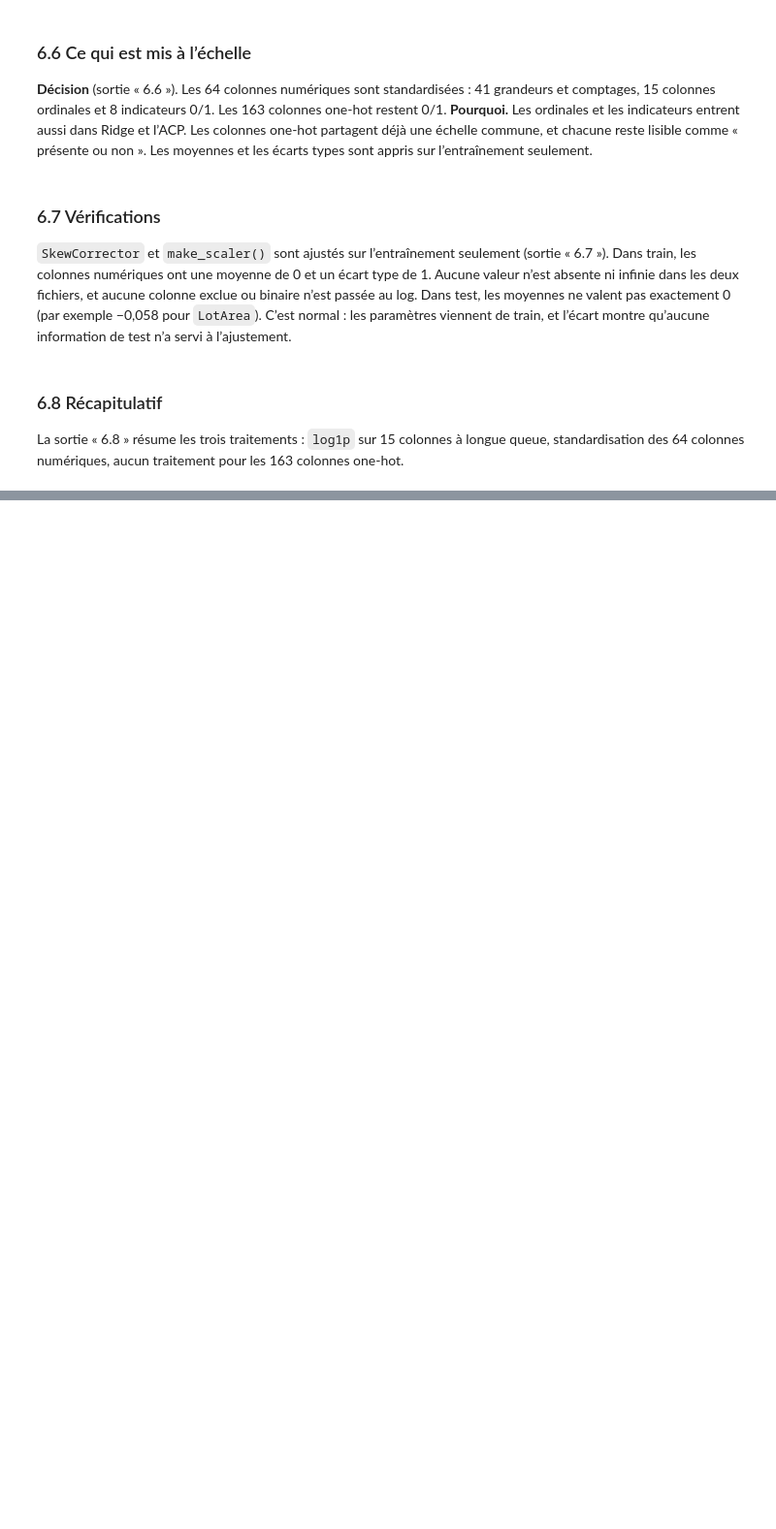
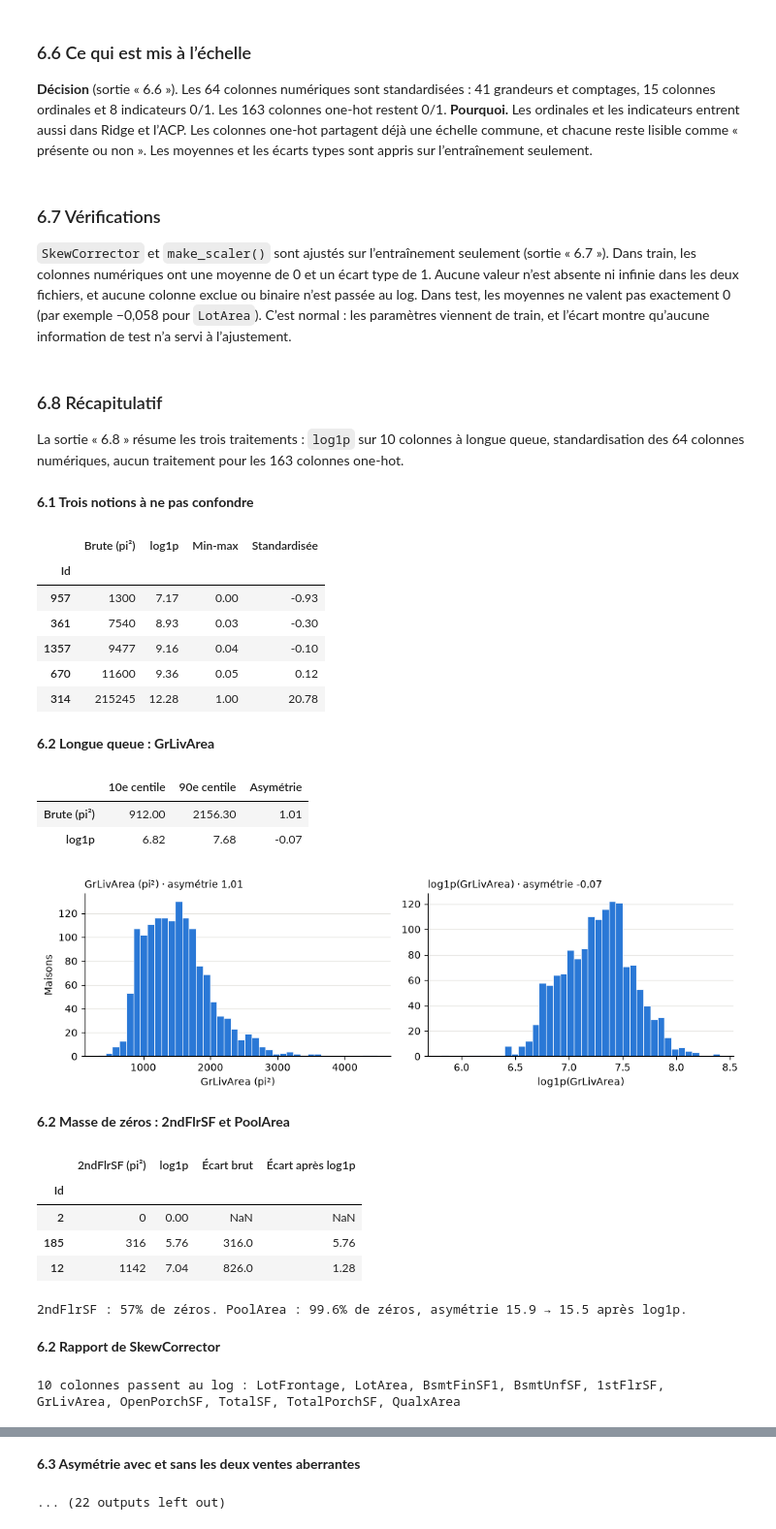
Before and after one commit to JulienDes/MAP6014---Travail-Final, a Jupyter notebook: notebooks/04_pretraitement.ipynb, the cells around one changed output, grey strips where cells are left out. Shown at 97% size. Cells and saved outputs as stored; diff of their text form; code cells hidden in the pictures; blank space fills up the shorter version.

```diff
--- a/notebooks/04_pretraitement.ipynb
+++ b/notebooks/04_pretraitement.ipynb
@@ -303,10 +312,11 @@ for option in options:
         predictions.iloc[valid_index] = np.exp(model.predict(X.iloc[valid_index]))
     assert predictions.notna().all()
     expensive = y.ge(y.quantile(0.95))
-    scores.append([option, removed, rmse_log(y, predictions),
+    scores.append([option, removed, rmse_log(y, predictions), cv_rmse(y, predictions, X),
                    rmse_log(y[expensive], predictions[expensive])])
 
 comparison = pd.DataFrame(scores, columns=["Option", "Retraits par pli", "RMSE log · toutes",
+                                          "RMSE log · ventes typiques",
                                           "RMSE log · 5 % les plus chères"])
 display(comparison.round(4))
 
@@ -1298,7 +1562,7 @@ Cette étape s’applique aux 64 colonnes numériques après `QualityOrdinalEnco
 # %% [markdown]
 ### 6.8 Récapitulatif
 
-La sortie « 6.8 » résume les trois traitements : `log1p` sur 15 colonnes à longue queue, standardisation des 64 colonnes numériques, aucun traitement pour les 163 colonnes one-hot.
+La sortie « 6.8 » résume les trois traitements : `log1p` sur 10 colonnes à longue queue, standardisation des 64 colonnes numériques, aucun traitement pour les 163 colonnes one-hot.
 # %%
 # ──────────────────────────────────────────────────────────────────────
 # 6.1 Trois notions à ne pas confondre
@@ -1395,7 +1659,7 @@ def repeated_cv(build):
             fit_features, prices = remove_outliers(X.iloc[fit_index], y.iloc[fit_index])
             model = build().fit(fit_features, np.log(prices))
             predictions.iloc[valid_index] = np.exp(model.predict(X.iloc[valid_index]))
-        scores.append(rmse_log(y, predictions))
+        scores.append(cv_rmse(y, predictions, X))
     return scores
 
 def scaling_model(kind="standard", **skew_options):
@@ -1417,8 +1681,8 @@ rules = {
     "Aucun log": {"threshold": None},
     "Seuil 0,75": {"threshold": 0.75, "max_zero_share": 1.0},
     "Seuil 0,5": {"threshold": 0.5, "max_zero_share": 1.0},
-    "Seuil 0,75 sans colonnes surtout nulles": {"threshold": 0.75},
-    "Seuil 0,5 sans colonnes surtout nulles (choix)": {},
+    "Seuil 0,75 sans colonnes surtout nulles (choix)": {},
+    "Seuil 0,5 sans colonnes surtout nulles": {"threshold": 0.5},
 }
 display(score_table({name: repeated_cv(lambda: scaling_model(**options)) for name, options in rules.items()}))
 
@@ -1504,30 +1768,53 @@ display(pd.DataFrame([
 
 # ──────────────────────────────────────────────────────────────────────
 # 6.7 Vérifications
 # ──────────────────────────────────────────────────────────────────────
 show_title("6.7 Vérifications")
 scaler = make_scaler().set_output(transform="pandas")
 scaled_train = scaler.fit_transform(skew.transform(fit_rows)[numeric_columns])
 scaled_test = scaler.transform(skew.transform(ordered_test)[numeric_columns])
 assert np.allclose(scaled_train.mean(), 0) and np.allclose(scaled_train.std(ddof=0), 1)
 for frame in (scaled_train, scaled_test):
     assert np.isfinite(frame.to_numpy()).all()
 assert not set(skew.log_columns_) & set(NO_LOG_COLUMNS)
 assert all(fit_rows[column].nunique() > 2 for column in skew.log_columns_)
 print(f"Toutes les vérifications passent : {len(numeric_columns)} colonnes numériques standardisées.")
 display(pd.DataFrame({"Moyenne dans train": scaled_train.mean(), "Moyenne dans test": scaled_test.mean()})
         .loc[["LotArea", "GrLivArea", "OverallQual", "TotalSF", "KitchenQual"]].round(3))
 
 
 # ──────────────────────────────────────────────────────────────────────
 # 6.8 Récapitulatif
 # ──────────────────────────────────────────────────────────────────────
 show_title("6.8 Récapitulatif")
 display(pd.DataFrame([
     ["log1p", f"{len(skew.log_columns_)} colonnes à longue queue", "Liste des colonnes",
      "Rend symétriques les grandeurs étirées vers la droite"],
     ["Standardisation", f"{len(numeric_columns)} colonnes numériques", "Moyenne et écart type",
      "Pénalité de Ridge équitable; même poids pour l’ACP"],
     ["Aucune", f"{onehot_columns} colonnes one-hot", "—", "Déjà sur une échelle 0/1 commune"],
 ], columns=["Opération", "Colonnes concernées", "Paramètre appris sur train", "Justification"])
         .set_index("Opération"))
+# %% [output]
+**6.1 Trois notions à ne pas confondre**
+|  | Brute (pi²) | log1p | Min-max | Standardisée |
+| Id |  |  |  |  |
+| 957 | 1300 | 7.17 | 0.00 | -0.93 |
+| 361 | 7540 | 8.93 | 0.03 | -0.30 |
+| 1357 | 9477 | 9.16 | 0.04 | -0.10 |
+| 670 | 11600 | 9.36 | 0.05 | 0.12 |
+| 314 | 215245 | 12.28 | 1.00 | 20.78 |
+**6.2 Longue queue : GrLivArea**
+|  | 10e centile | 90e centile | Asymétrie |
+| Brute (pi²) | 912.00 | 2156.30 | 1.01 |
+| log1p | 6.82 | 7.68 | -0.07 |
+[figure, added]
+**6.2 Masse de zéros : 2ndFlrSF et PoolArea**
+|  | 2ndFlrSF (pi²) | log1p | Écart brut | Écart après log1p |
+| Id |  |  |  |  |
+| 2 | 0 | 0.00 | NaN | NaN |
+| 185 | 316 | 5.76 | 316.0 | 5.76 |
+| 12 | 1142 | 7.04 | 826.0 | 1.28 |
+2ndFlrSF : 57% de zéros. PoolArea : 99.6% de zéros, asymétrie 15.9 → 15.5 après log1p.
+**6.2 Rapport de SkewCorrector**
+10 colonnes passent au log : LotFrontage, LotArea, BsmtFinSF1, BsmtUnfSF, 1stFlrSF, GrLivArea, OpenPorchSF, TotalSF, TotalPorchSF, QualxArea
@@ -1534,3 +1839,5 @@ display(pd.DataFrame([
+**6.3 Asymétrie avec et sans les deux ventes aberrantes**
+... (22 outputs left out)
 # %% [markdown]
 ## 7. Sélection des variables (stratégies)
 
```
Also changed, not shown: parts of 30 cells of this notebook, 8 other files.
